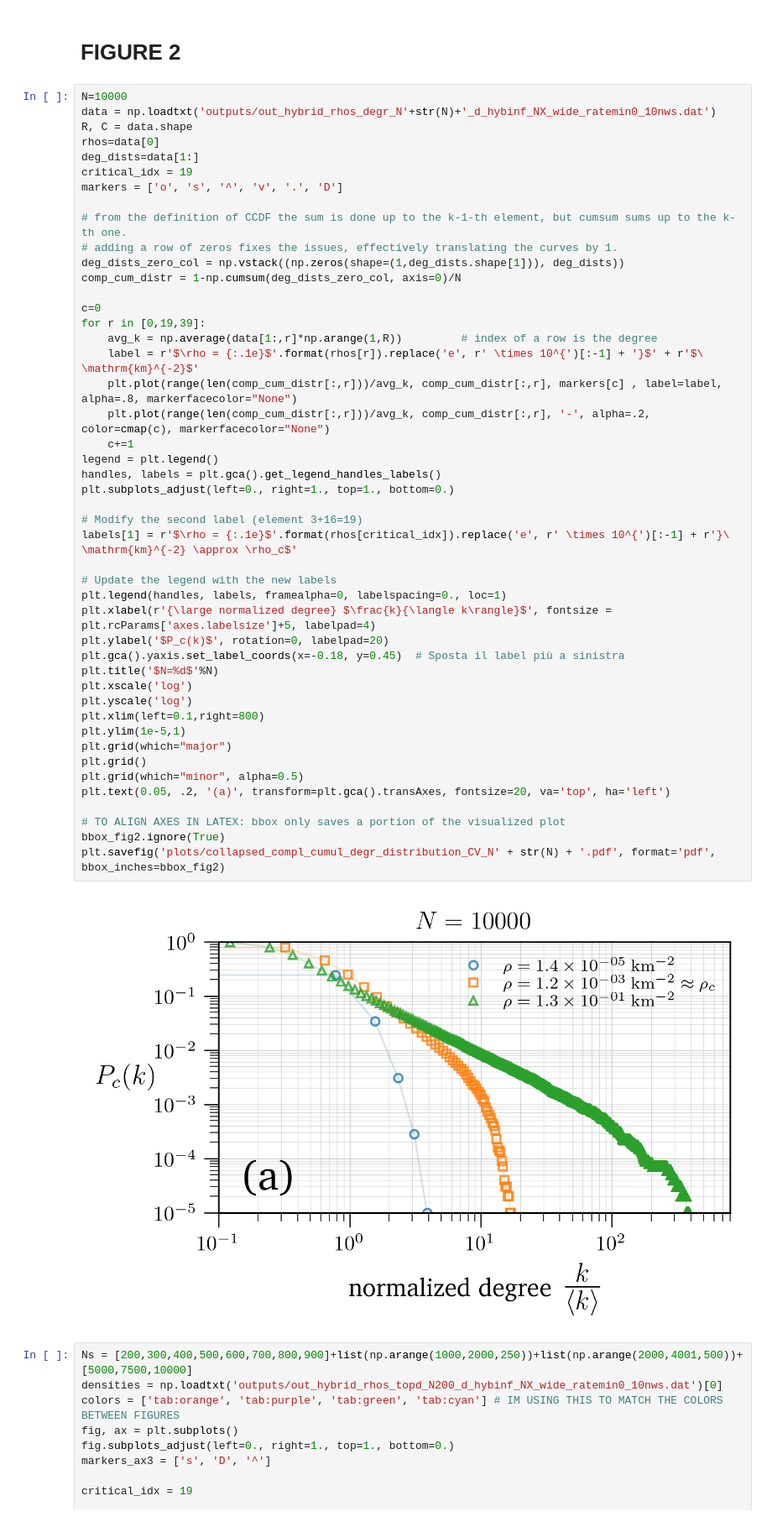
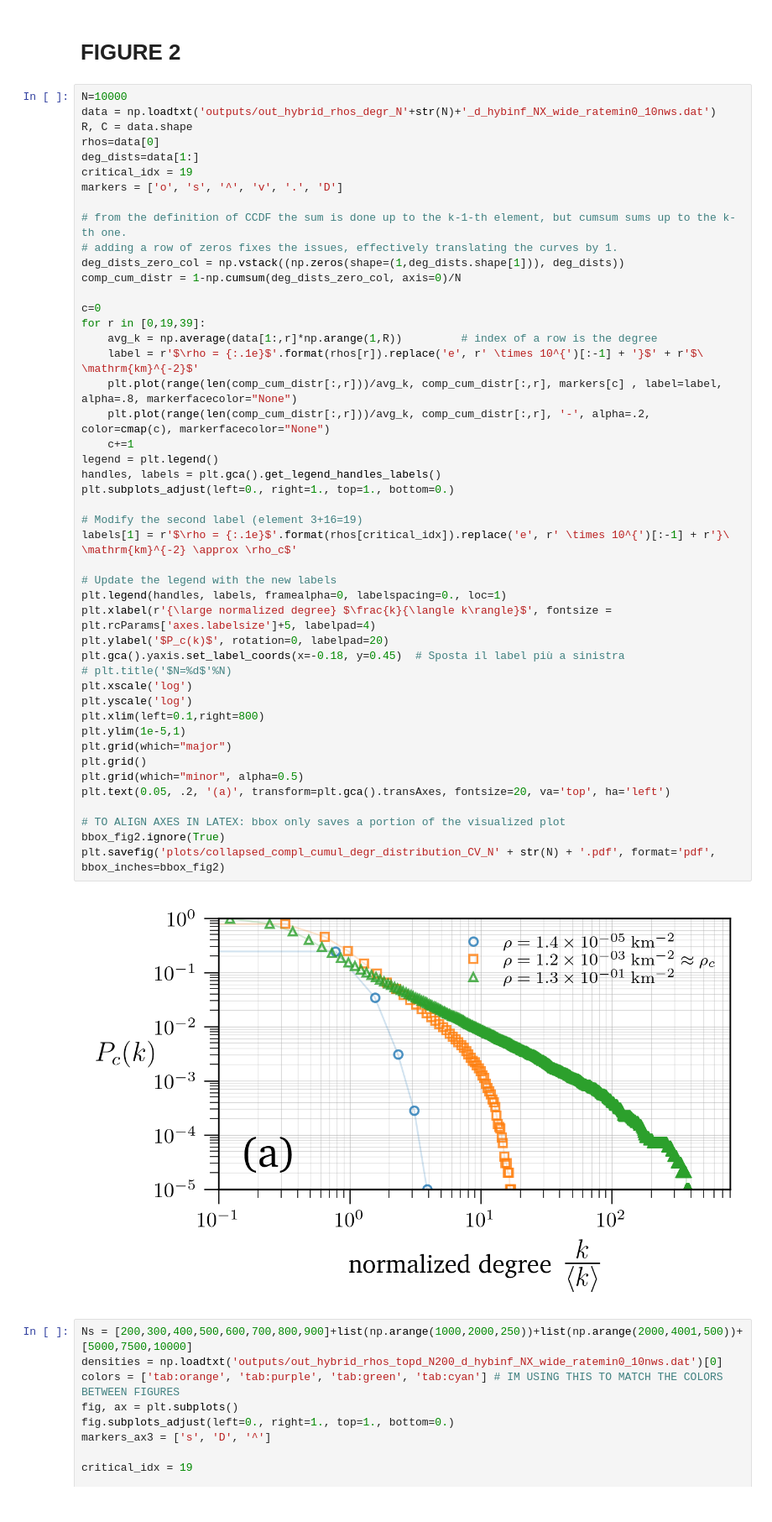
Before and after one commit to lucamar91/qkd_networks, a Jupyter notebook: plots.ipynb, the cells around one changed output. Shown at 84% size. Drawn from its saved outputs; the diff is of its cells as text.

Commit message:
improved plots for quantum submission

```diff
--- a/plots.ipynb
+++ b/plots.ipynb
@@ -260,35 +260,35 @@ for r in [0,19,39]:
     avg_k = np.average(data[1:,r]*np.arange(1,R))         # index of a row is the degree
     label = r'$\rho = {:.1e}$'.format(rhos[r]).replace('e', r' \times 10^{')[:-1] + '}$' + r'$\ \mathrm{km}^{-2}$'
     plt.plot(range(len(comp_cum_distr[:,r]))/avg_k, comp_cum_distr[:,r], markers[c] , label=label, alpha=.8, markerfacecolor="None")
     plt.plot(range(len(comp_cum_distr[:,r]))/avg_k, comp_cum_distr[:,r], '-', alpha=.2, color=cmap(c), markerfacecolor="None")
     c+=1
 legend = plt.legend()
 handles, labels = plt.gca().get_legend_handles_labels()
 plt.subplots_adjust(left=0., right=1., top=1., bottom=0.)
 
 # Modify the second label (element 3+16=19)
 labels[1] = r'$\rho = {:.1e}$'.format(rhos[critical_idx]).replace('e', r' \times 10^{')[:-1] + r'}\ \mathrm{km}^{-2} \approx \rho_c$'
 
 # Update the legend with the new labels
 plt.legend(handles, labels, framealpha=0, labelspacing=0., loc=1)
 plt.xlabel(r'{\large normalized degree} $\frac{k}{\langle k\rangle}$', fontsize = plt.rcParams['axes.labelsize']+5, labelpad=4)
 plt.ylabel('$P_c(k)$', rotation=0, labelpad=20)
 plt.gca().yaxis.set_label_coords(x=-0.18, y=0.45)  # Sposta il label più a sinistra
-plt.title('$N=%d$'%N)
+# plt.title('$N=%d$'%N)
 plt.xscale('log')
 plt.yscale('log')
 plt.xlim(left=0.1,right=800)
 plt.ylim(1e-5,1)
 plt.grid(which="major")
 plt.grid()
 plt.grid(which="minor", alpha=0.5)
 plt.text(0.05, .2, '(a)', transform=plt.gca().transAxes, fontsize=20, va='top', ha='left')
 
 # TO ALIGN AXES IN LATEX: bbox only saves a portion of the visualized plot
 bbox_fig2.ignore(True)
 plt.savefig('plots/collapsed_compl_cumul_degr_distribution_CV_N' + str(N) + '.pdf', format='pdf', bbox_inches=bbox_fig2)
 # %% [output]
-[figure, old version]
+[figure, new version]
 # %%
 Ns = [200,300,400,500,600,700,800,900]+list(np.arange(1000,2000,250))+list(np.arange(2000,4001,500))+[5000,7500,10000]
 densities = np.loadtxt('outputs/out_hybrid_rhos_topd_N200_d_hybinf_NX_wide_ratemin0_10nws.dat')[0]
```
Also changed, not shown: parts of 11 cells of this notebook.
